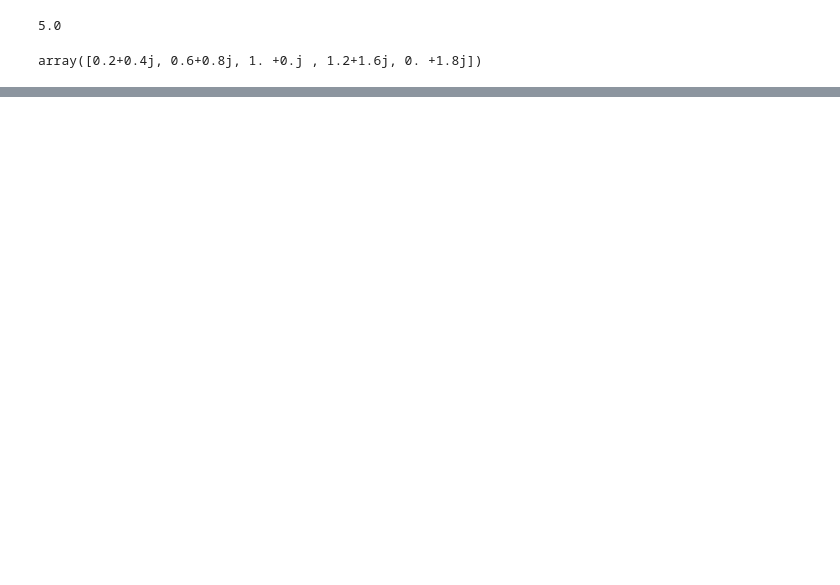
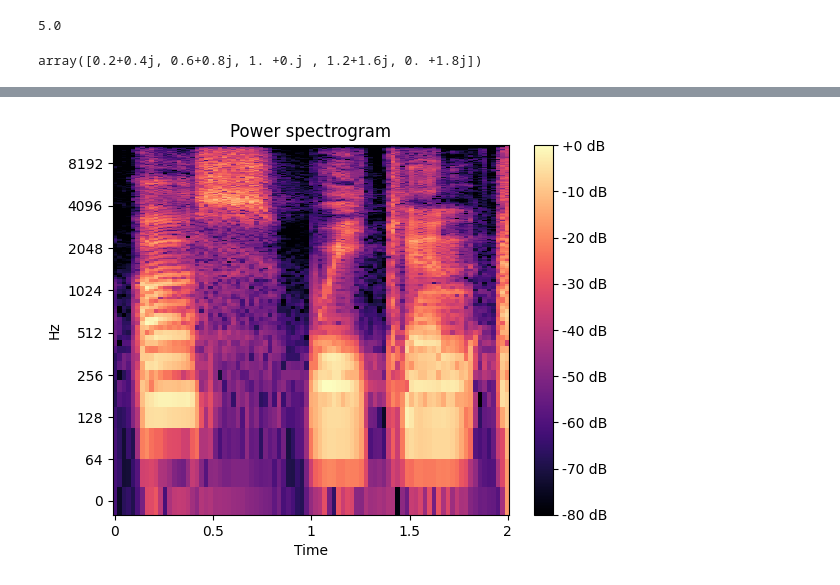
Before and after one commit to Pbotsaris/Delia-audio, a Jupyter notebook: notebooks/stft_testcase.ipynb, the cells around one changed output, grey strips where cells are left out. Saved outputs shown, nothing was run; the diff lists cells and outputs as text; code cells hidden in the pictures; blank space fills up the shorter version.

```diff
--- a/notebooks/stft_testcase.ipynb
+++ b/notebooks/stft_testcase.ipynb
@@ -121,0 +101,18 @@ for sample in sine_arr:
+# %%
+samples, sr = librosa.load('audio_examples/voice.wav')
+audio = samples[int(1.0 * sr): (int(2.0 *sr))]
+
+lmatrix = librosa.stft(audio, n_fft=512, hop_length=256)
+
+def plot(matrix):
+    mags = np.abs(matrix)
+
+    fig, ax = plt.subplots()
+    img = librosa.display.specshow(librosa.amplitude_to_db(mags, ref=np.max), y_axis='log', x_axis='time', ax=ax)
+
+    ax.set_title('Power spectrogram')
+    fig.colorbar(img, ax=ax, format="%+2.0f dB")
+
+plot(lmatrix)
+# %% [output]
+[figure, added]
```
Also changed, not shown: parts of 11 cells of this notebook, 4 other files.
